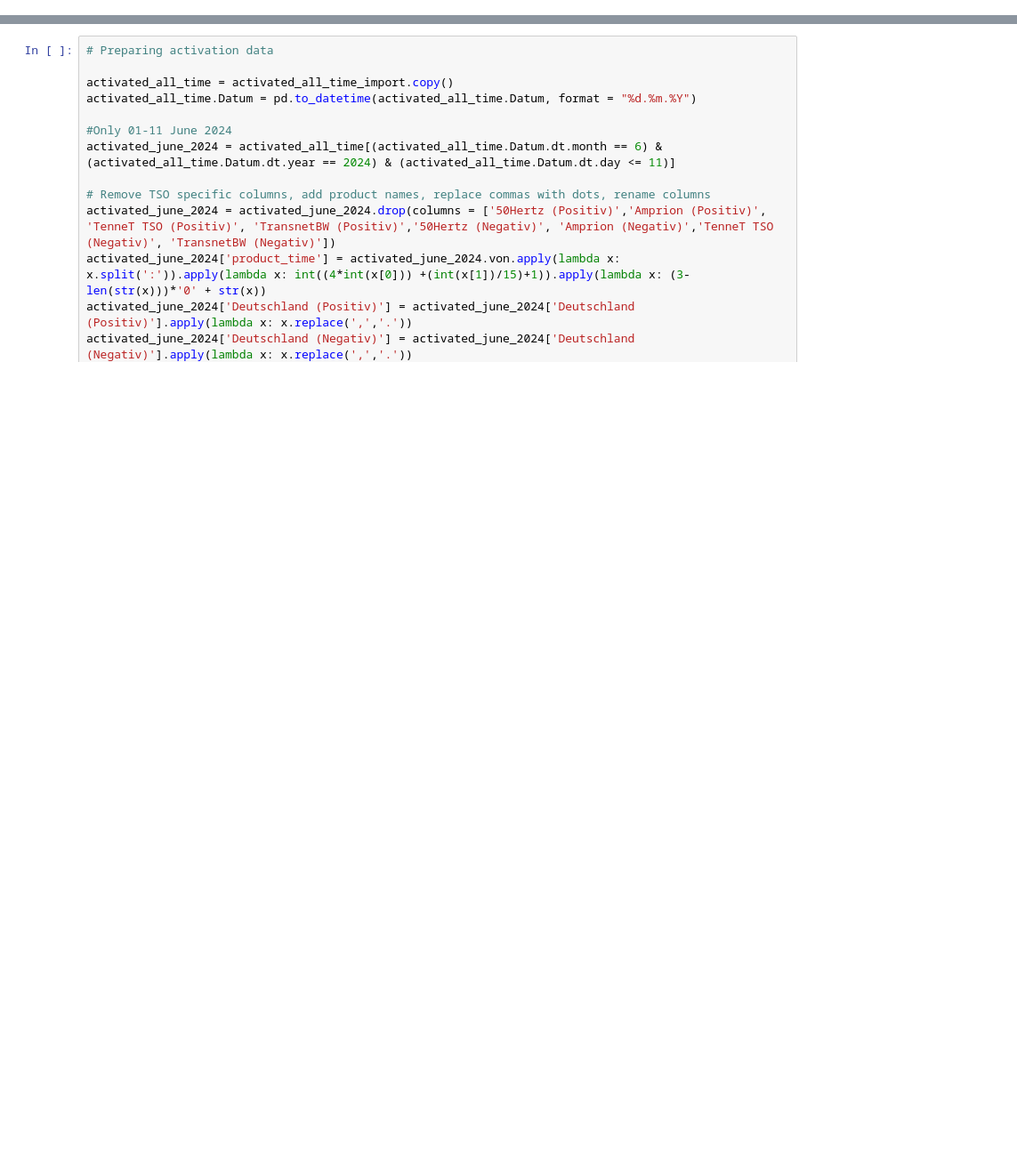
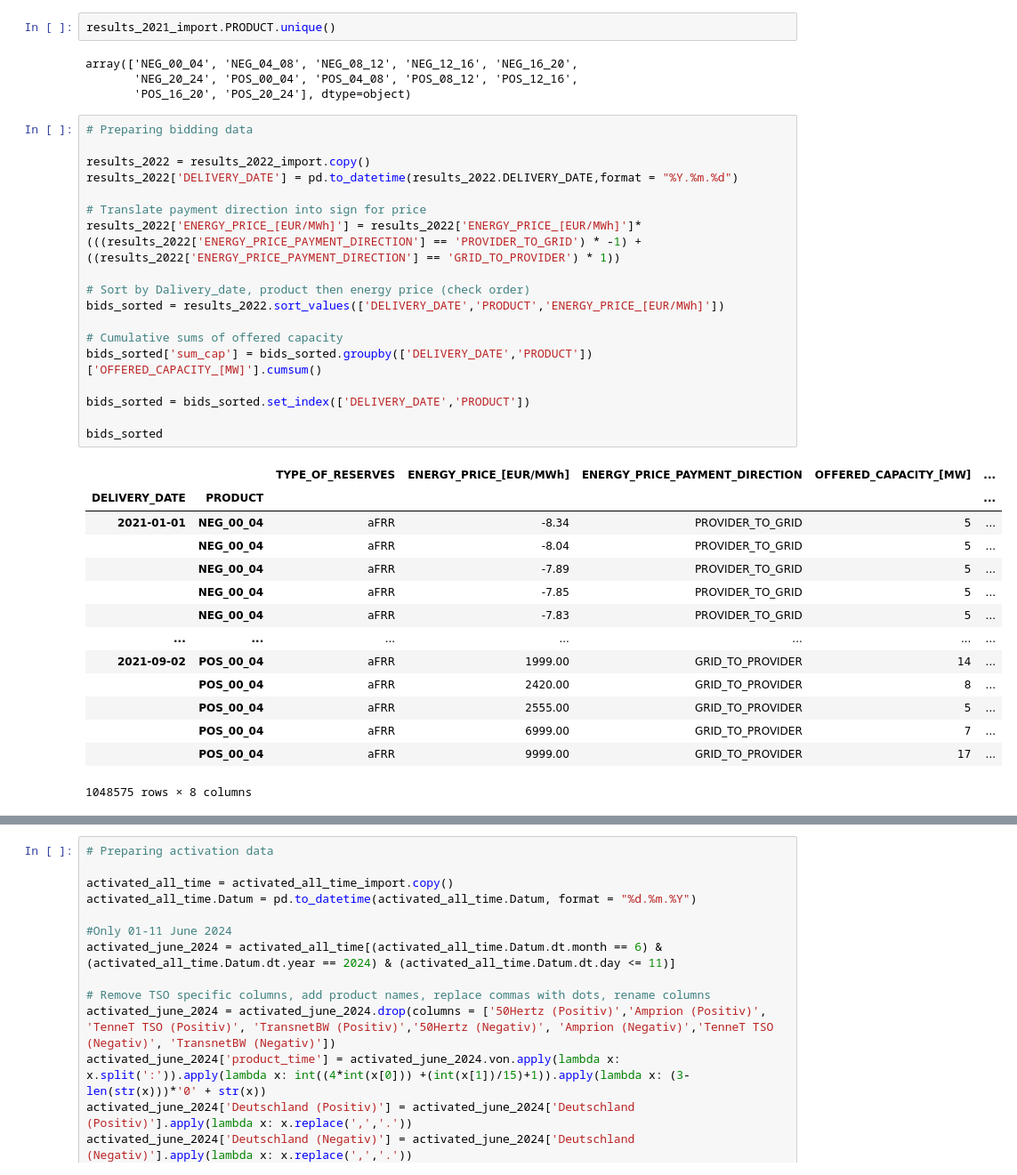
Before and after one commit to n-raspi/nseemann-msc-BESS, a Jupyter notebook: 30_src/aFRR_bidding_analysis/aFRR_bidding_analysis.ipynb, the cells around one changed output, grey strips where cells are left out. Shown at 89% size. Drawn from its saved outputs; the diff is of its cells as text; blank space fills up the shorter version.

```diff
--- a/30_src/aFRR_bidding_analysis/aFRR_bidding_analysis.ipynb
+++ b/30_src/aFRR_bidding_analysis/aFRR_bidding_analysis.ipynb
@@ -17,0 +26,39 @@ activated_all_time_import = pd.read_csv('../../20_data/netztransparenz/Aktiviert
+# %%
+results_2021_import.PRODUCT.unique()
+# %% [output]
+array(['NEG_00_04', 'NEG_04_08', 'NEG_08_12', 'NEG_12_16', 'NEG_16_20',
+       'NEG_20_24', 'POS_00_04', 'POS_04_08', 'POS_08_12', 'POS_12_16',
+       'POS_16_20', 'POS_20_24'], dtype=object)
+# %%
+# Preparing bidding data
+
+results_2022 = results_2022_import.copy()
+results_2022['DELIVERY_DATE'] = pd.to_datetime(results_2022.DELIVERY_DATE,format = "%Y.%m.%d")
+
+# Translate payment direction into sign for price
+results_2022['ENERGY_PRICE_[EUR/MWh]'] = results_2022['ENERGY_PRICE_[EUR/MWh]']*(((results_2022['ENERGY_PRICE_PAYMENT_DIRECTION'] == 'PROVIDER_TO_GRID') * -1) + ((results_2022['ENERGY_PRICE_PAYMENT_DIRECTION'] == 'GRID_TO_PROVIDER') * 1))
+
+# Sort by Dalivery_date, product then energy price (check order)
+bids_sorted = results_2022.sort_values(['DELIVERY_DATE','PRODUCT','ENERGY_PRICE_[EUR/MWh]'])
+
+# Cumulative sums of offered capacity
+bids_sorted['sum_cap'] = bids_sorted.groupby(['DELIVERY_DATE','PRODUCT'])['OFFERED_CAPACITY_[MW]'].cumsum()
+
+bids_sorted = bids_sorted.set_index(['DELIVERY_DATE','PRODUCT'])
+
+bids_sorted
+# %% [output]
+|  |  | TYPE_OF_RESERVES | ENERGY_PRICE_[EUR/MWh] | ENERGY_PRICE_PAYMENT_DIRECTION | OFFERED_CAPACITY_[MW] | ... |
+| DELIVERY_DATE | PRODUCT |  |  |  |  | ... |
+| 2021-01-01 | NEG_00_04 | aFRR | -8.34 | PROVIDER_TO_GRID | 5 | ... |
+|  | NEG_00_04 | aFRR | -8.04 | PROVIDER_TO_GRID | 5 | ... |
+|  | NEG_00_04 | aFRR | -7.89 | PROVIDER_TO_GRID | 5 | ... |
+|  | NEG_00_04 | aFRR | -7.85 | PROVIDER_TO_GRID | 5 | ... |
+|  | NEG_00_04 | aFRR | -7.83 | PROVIDER_TO_GRID | 5 | ... |
+| ... | ... | ... | ... | ... | ... | ... |
+| 2021-09-02 | POS_00_04 | aFRR | 1999.00 | GRID_TO_PROVIDER | 14 | ... |
+|  | POS_00_04 | aFRR | 2420.00 | GRID_TO_PROVIDER | 8 | ... |
+|  | POS_00_04 | aFRR | 2555.00 | GRID_TO_PROVIDER | 5 | ... |
+|  | POS_00_04 | aFRR | 6999.00 | GRID_TO_PROVIDER | 7 | ... |
+|  | POS_00_04 | aFRR | 9999.00 | GRID_TO_PROVIDER | 17 | ... |
+1048575 rows × 8 columns
```
Also changed, not shown: parts of 8 cells of this notebook, 1 other file.
